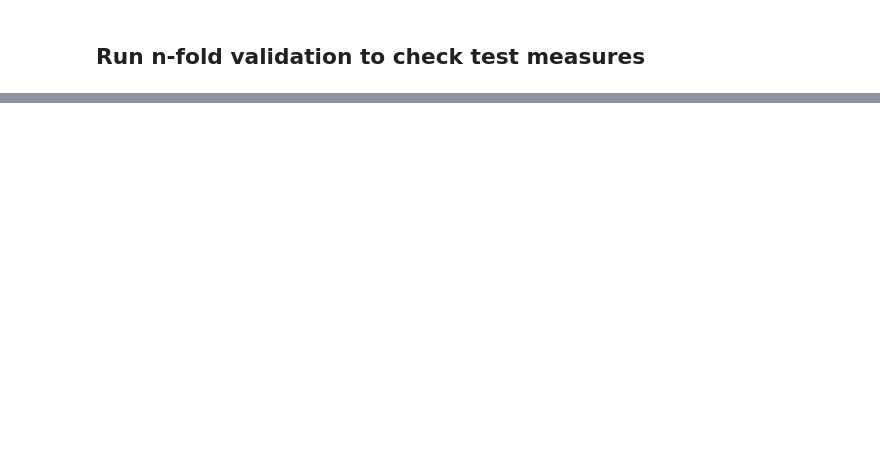
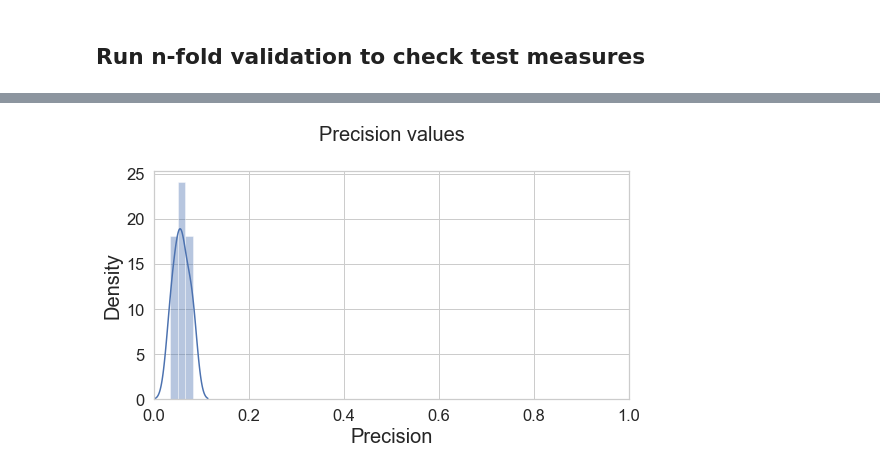
Before and after one commit to saijananiganesan/LDAPathwayPrediction, a Jupyter notebook: src/pyext/Play.ipynb, the cells around one changed output, grey strips where cells are left out. Saved outputs shown, nothing was run; the diff lists cells and outputs as text; code cells hidden in the pictures; blank space fills up the shorter version.

```diff
--- a/src/pyext/Play.ipynb
+++ b/src/pyext/Play.ipynb
@@ -72,0 +106,6 @@ Validation().plot_a_distribution(output[0],xlabel='Recall',
+# %%
+Validation().plot_a_distribution(output[1],xlabel='Precision',
+                                xlim_tuple=(0,1),
+                                ylabel='Density',title='Precision values')
+# %% [output]
+[figure, added]
```
Also changed, not shown: parts of 22 cells of this notebook, 14 other files.
